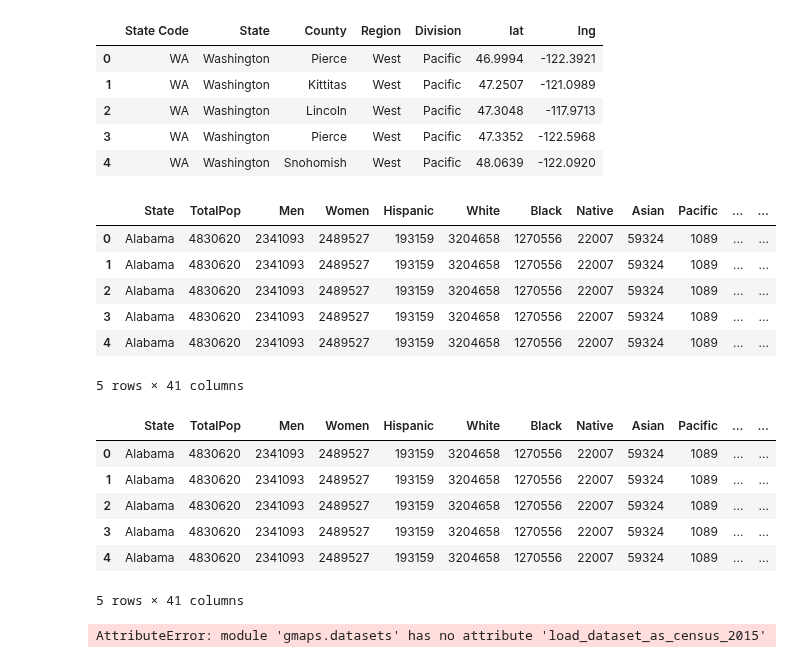
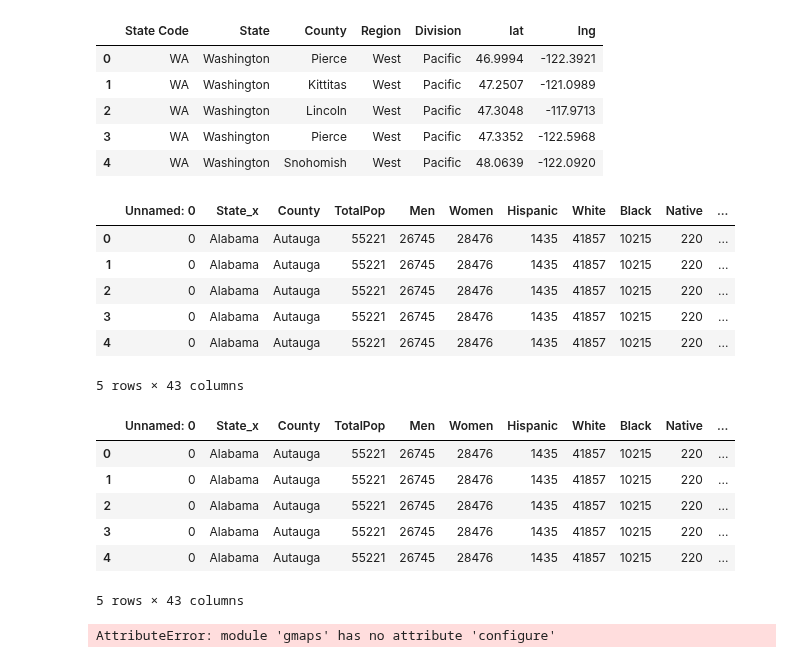
Before and after one commit to charlim26/censusproject, a Jupyter notebook: 2015_State_Date(New).ipynb, the cells around one changed output. Saved outputs shown, nothing was run; the diff lists cells and outputs as text; code cells hidden in the pictures.

```diff
--- a/2015_State_Date(New).ipynb
+++ b/2015_State_Date(New).ipynb
@@ -17,7 +17,7 @@ lat_range = (-90, 90)
 lng_range = (-180, 180)
 # %%
 # Census data files
-census_state_path_2015 = "Output/2015_cleaned_state.csv"
+census_state_path_2015 = "Output/2015_cleaned_all_county.csv"
 census_state_code_data = "Output/county_code_data.csv"
 # %%
 # Read the Census data
@@ -43,25 +43,25 @@ census_state_code.head()
 | 3 | WA | Washington | Pierce | West | Pacific | 47.3352 | -122.5968 |
 | 4 | WA | Washington | Snohomish | West | Pacific | 48.0639 | -122.0920 |
 # %%
-census_2015_state_data = pd.merge(census_state_results_2015, census_state_code, how="left", on=["State","State"])
+census_2015_state_data = pd.merge(census_state_results_2015, census_state_code, how="left", on=["County","County"])
 census_2015_state_data.head()
 # %% [output]
-|  | State | TotalPop | Men | Women | Hispanic | White | Black | Native | Asian | Pacific | ... | ... |
-| 0 | Alabama | 4830620 | 2341093 | 2489527 | 193159 | 3204658 | 1270556 | 22007 | 59324 | 1089 | ... | ... |
-| 1 | Alabama | 4830620 | 2341093 | 2489527 | 193159 | 3204658 | 1270556 | 22007 | 59324 | 1089 | ... | ... |
-| 2 | Alabama | 4830620 | 2341093 | 2489527 | 193159 | 3204658 | 1270556 | 22007 | 59324 | 1089 | ... | ... |
-| 3 | Alabama | 4830620 | 2341093 | 2489527 | 193159 | 3204658 | 1270556 | 22007 | 59324 | 1089 | ... | ... |
-| 4 | Alabama | 4830620 | 2341093 | 2489527 | 193159 | 3204658 | 1270556 | 22007 | 59324 | 1089 | ... | ... |
+|  | Unnamed: 0 | State_x | County | TotalPop | Men | Women | Hispanic | White | Black | Native | ... |
+| 0 | 0 | Alabama | Autauga | 55221 | 26745 | 28476 | 1435 | 41857 | 10215 | 220 | ... |
+| 1 | 0 | Alabama | Autauga | 55221 | 26745 | 28476 | 1435 | 41857 | 10215 | 220 | ... |
+| 2 | 0 | Alabama | Autauga | 55221 | 26745 | 28476 | 1435 | 41857 | 10215 | 220 | ... |
+| 3 | 0 | Alabama | Autauga | 55221 | 26745 | 28476 | 1435 | 41857 | 10215 | 220 | ... |
+| 4 | 0 | Alabama | Autauga | 55221 | 26745 | 28476 | 1435 | 41857 | 10215 | 220 | ... |
-5 rows × 41 columns
+5 rows × 43 columns
 # %%
 # census_2015 = census_state_results_2015[["State","TotalPop","Income","Professional","Service","Office","Construction","Production","code"]]
 census_2015 = pd.DataFrame(census_2015_state_data)
 census_2015.head()
 # %% [output]
-|  | State | TotalPop | Men | Women | Hispanic | White | Black | Native | Asian | Pacific | ... | ... |
-| 0 | Alabama | 4830620 | 2341093 | 2489527 | 193159 | 3204658 | 1270556 | 22007 | 59324 | 1089 | ... | ... |
-| 1 | Alabama | 4830620 | 2341093 | 2489527 | 193159 | 3204658 | 1270556 | 22007 | 59324 | 1089 | ... | ... |
-| 2 | Alabama | 4830620 | 2341093 | 2489527 | 193159 | 3204658 | 1270556 | 22007 | 59324 | 1089 | ... | ... |
-| 3 | Alabama | 4830620 | 2341093 | 2489527 | 193159 | 3204658 | 1270556 | 22007 | 59324 | 1089 | ... | ... |
-| 4 | Alabama | 4830620 | 2341093 | 2489527 | 193159 | 3204658 | 1270556 | 22007 | 59324 | 1089 | ... | ... |
+|  | Unnamed: 0 | State_x | County | TotalPop | Men | Women | Hispanic | White | Black | Native | ... |
+| 0 | 0 | Alabama | Autauga | 55221 | 26745 | 28476 | 1435 | 41857 | 10215 | 220 | ... |
+| 1 | 0 | Alabama | Autauga | 55221 | 26745 | 28476 | 1435 | 41857 | 10215 | 220 | ... |
+| 2 | 0 | Alabama | Autauga | 55221 | 26745 | 28476 | 1435 | 41857 | 10215 | 220 | ... |
+| 3 | 0 | Alabama | Autauga | 55221 | 26745 | 28476 | 1435 | 41857 | 10215 | 220 | ... |
+| 4 | 0 | Alabama | Autauga | 55221 | 26745 | 28476 | 1435 | 41857 | 10215 | 220 | ... |
-5 rows × 41 columns
+5 rows × 43 columns
@@ -68,19 +70,20 @@ census_2015.head()
+# %%
+# Configure gmaps with API key
+gmaps.configure(api_key=gkey)
+fig = gmaps.figure(zoom_level=2,center=(20,40))
+locations = census_2015[["lat","lng"]]
+
+total_pop = census_2015["TotalPop"]
+# %% [output]
+AttributeError: module 'gmaps' has no attribute 'configure'
 # %%
-gmaps.configure(api_key=gkey)
-census_2015 = gmaps.datasets.load_dataset_as_census_2015("TotalPop")
-fig = gmaps.figure()
-heatmap_layer = gmaps.heatmap_layer(census_2015[["lat","lng"]], weights=census_2015["Income"],max_intensity=30, point_radius=3.0)
-fig.add_layer(heatmap_layer)
+fig = gmaps.figure(map_type="HYBRID")
+locations = census_2015[["lat","lng"]]
+# city_data_df = city_data_df.dropna()
+population = census_2015["TotalPop"]
+heat_layer = gmaps.heatmap_layer(locations, weights=total_pop,
+                                 dissipating=False, max_intensity=10,
+                                 point_radius=1)
+
+fig.add_layer(heat_layer)
 fig
-
-
-# locations = census_2015[["lat","lng"]]
-# # city_data_df = city_data_df.dropna()
-# population = census_2015["TotalPop"]
-
-# heatmap = gmaps.heatmap_layer(locations,weights=population, dissipating=True, max_intensity = 100, point_radius=5)
-# heatmap_layer.gradient = ["silver","gray","white"]
-# fig.add_layer(heatmap_layer)
-# fig
-# %% [output]
-AttributeError: module 'gmaps.datasets' has no attribute 'load_dataset_as_census_2015'
```
Also changed, not shown: parts of 4 cells of this notebook, 1 other file.
